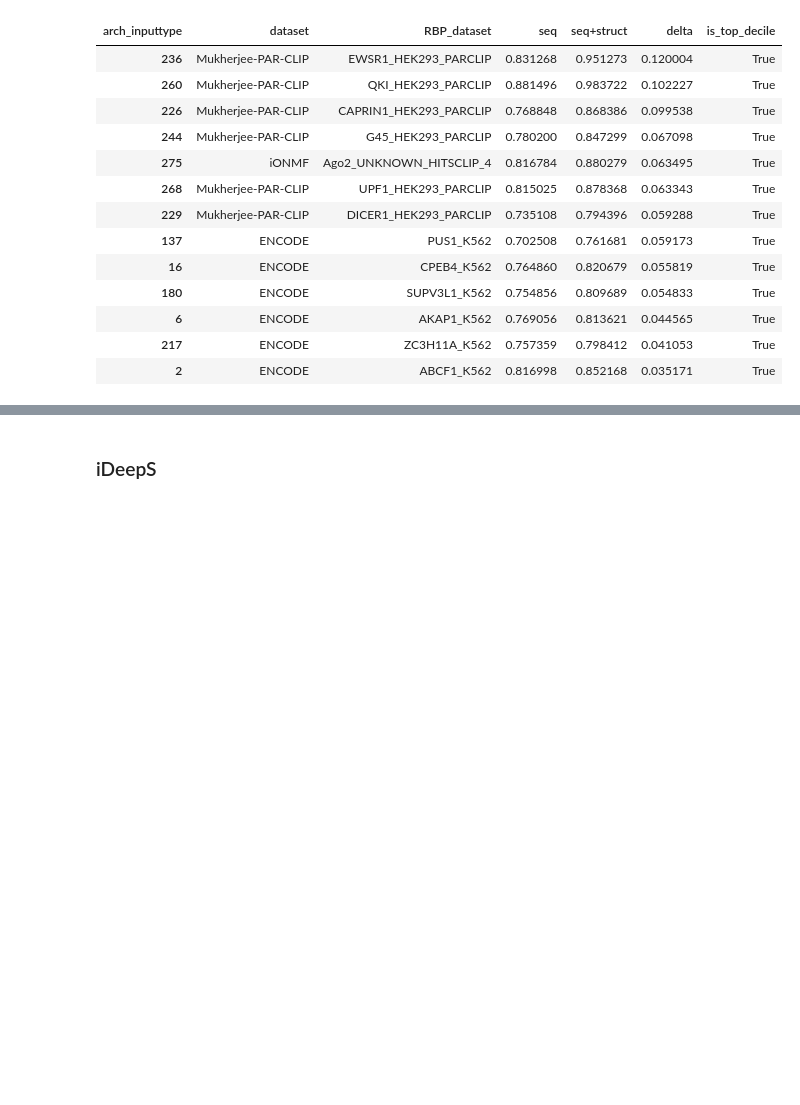
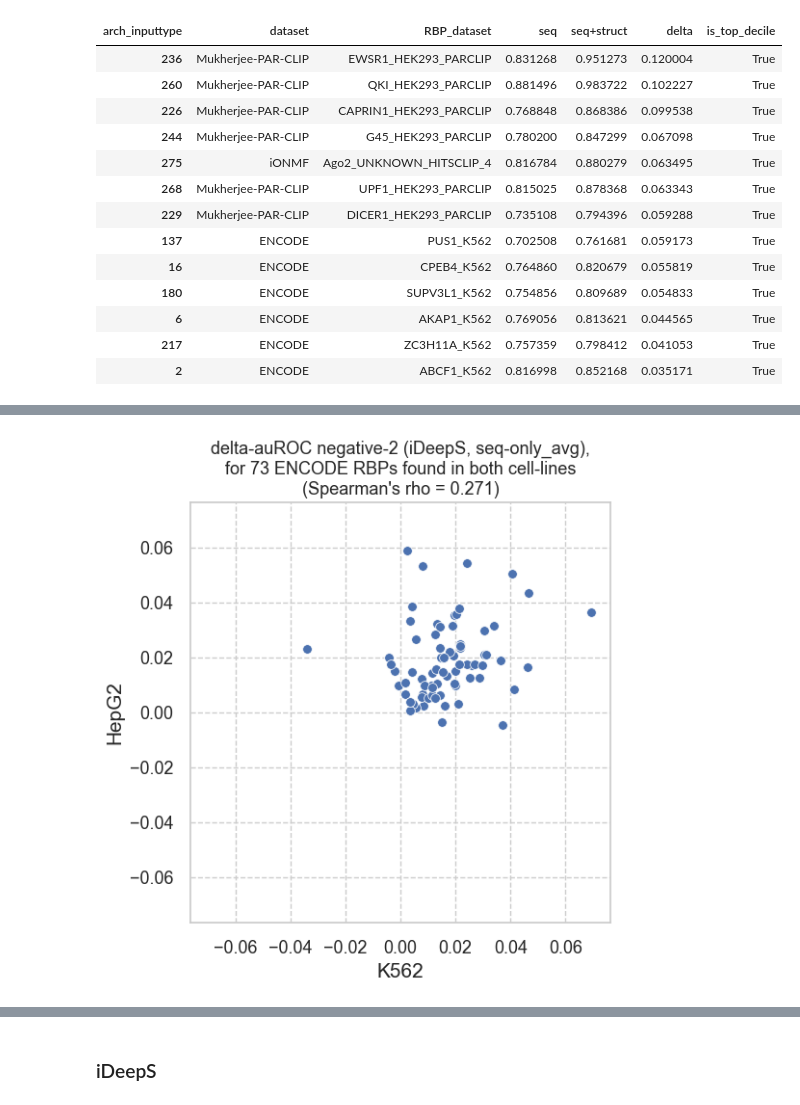
Before and after one commit to mhorlacher/Benchmark-RBP, a Jupyter notebook: analyses/notebooks/seq_and_structure.separate_prismnet_ideeps.ipynb, the cells around one changed output, grey strips where cells are left out. Cells and saved outputs as stored; diff of their text form; code cells hidden in the pictures; blank space fills up the shorter version.

```diff
--- a/analyses/notebooks/seq_and_structure.separate_prismnet_ideeps.ipynb
+++ b/analyses/notebooks/seq_and_structure.separate_prismnet_ideeps.ipynb
@@ -75,6 +76,9 @@ map_method_to_inputfeat = {
     **{k: "seq" for k in sequence_only},
     **{k: "seq+struct" for k in sequence_structure},
 }
+# %%
+# We will look at the top 10% models with greater auROC from seq+struct compared to seq-only
+QUANTILE_THRESHOLD = 0.9
 # %% [markdown]
 # Prepare and explore tables
 # %% [markdown]
@@ -196,7 +200,7 @@ def get_data_ideeps():
     ) > (
         tmp_inputfeat_n1_piv_ALT["seq+struct"] - tmp_inputfeat_n1_piv_ALT["seq"]
     ).quantile(
-        0.9
+        QUANTILE_THRESHOLD
     )
 
     tmp_inputfeat_n2_piv_ALT = tmp_inputfeat_n2.pivot_table(
@@ -215,7 +219,7 @@ def get_data_ideeps():
     ) > (
         tmp_inputfeat_n2_piv_ALT["seq+struct"] - tmp_inputfeat_n2_piv_ALT["seq"]
     ).quantile(
-        0.9
+        QUANTILE_THRESHOLD
     )
 
     tmp_inputfeat_n2_piv_ALT["is_top_decile_n1"] = (
@@ -331,0 +591,16 @@ ideeps_tmp_inputfeat_n1_piv_ALT.loc[
+# %%
+if export_plots:
+    savefig_file = str(
+        Path(path_output_dir) / "struct_vs_seq_only_ideeps_neg2_encode_ct.pdf"
+    )
+else:
+    savefig_file = None
+
+plot_agreement_encode(
+    tmp_agreement_encode_n2_delta_ideeps,
+    method="iDeepS",
+    negative_set="negative-2",
+    savefig_file=savefig_file,
+)
+# %% [output]
+[figure, added]
```
Also changed, not shown: parts of 51 cells of this notebook.
